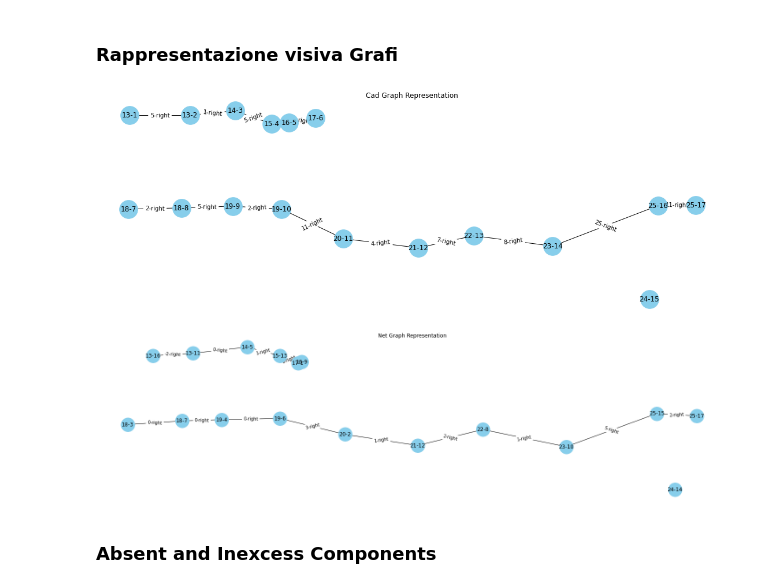
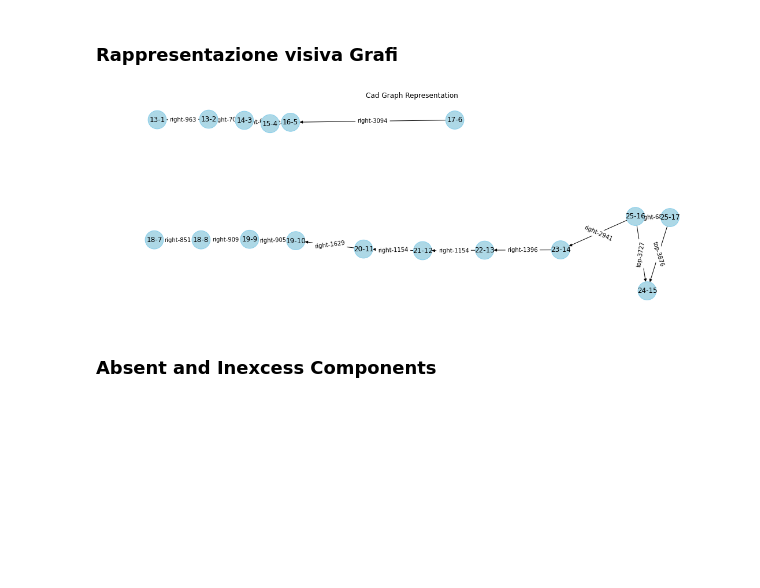
Before and after one commit to aleqrt/mask-rcnn-api, a Jupyter notebook: utils/GraphPlotting.ipynb, the cells around one changed output. Cells and saved outputs as stored; diff of their text form; code cells hidden in the pictures; blank space fills up the shorter version.

Commit message:
upgrade reasoning, graph plotting

```diff
--- a/utils/GraphPlotting.ipynb
+++ b/utils/GraphPlotting.ipynb
@@ -14,4 +18,5 @@ facts = ["./facts/0A00018253.04_cad.asp","./facts/IMG_4416_warp_net.asp"]
 # %%
-facts=' '.join(facts)
-out = os.popen(f'./DLV2 {reasoning} {facts}').read()
-outputReasoning = re.split(", | |\n|{|}",out)
+out = os.popen(f'./DLV2 {reasoning} {facts} --printonlyoptimum').read()
+out = re.split("}",out)
+out = out[-2]
+outputReasoning = re.split(", |{",out)
@@ -18,7 +25,7 @@ outputReasoning = re.split(", | |\n|{|}",out)
 # %%
 filterPredicates = ["distance","relCad","absent","excess"]
 filterPredicates = ["numRelationsCad","numRelationsNet","absent"]
-filterPredicates = ["limitedRelNet","inLevelNet"]
+filterPredicates = ["cad("]
 for x in outputReasoning:
     for y in filterPredicates:
         if y.lower() in x.lower():
@@ -81,44 +105,2 @@ for x in outputReasoning:
 # %% [markdown]
 ### Rappresentazione visiva Grafi
-# %%
-cadGraph = nx.Graph()
-pos={}
-for x in cad:
-    cadGraph.add_node(f"{x[0]}-{x[1]}")
-    pos[f"{x[0]}-{x[1]}"] = [x[2],x[3]]
-
-for x in relCad:
-    cadGraph.add_edge(f"{x[0]}-{x[1]}",f"{x[2]}-{x[3]}",label=f"{x[4]}-{x[5]}")
-
-fig = plt.figure(figsize=(15,5))
-
-nx.draw(cadGraph,pos,with_labels=True,node_size=1000,node_color="skyblue")
-nx.draw_networkx_edge_labels(cadGraph,pos,edge_labels=nx.get_edge_attributes(cadGraph,'label'))
-
-plt.title("Cad Graph Representation")
-ax = plt.gca()
-ax.invert_yaxis()
-plt.show()
-# %% [output]
-[figure, removed]
-# %%
-netGraph = nx.Graph()
-pos={}
-for x in net:
-    netGraph.add_node(f"{x[0]}-{x[1]}")
-    pos[f"{x[0]}-{x[1]}"] = [x[2],x[3]]
-
-for x in relNet:
-    netGraph.add_edge(f"{x[0]}-{x[1]}",f"{x[2]}-{x[3]}",label=f"{x[4]}-{x[5]}")
-
-fig = plt.figure(figsize=(20,5))
-
-nx.draw(netGraph,pos,with_labels=True,node_size=1000,node_color="skyblue")
-nx.draw_networkx_edge_labels(netGraph,pos,edge_labels=nx.get_edge_attributes(netGraph,'label'))
-
-plt.title("Net Graph Representation")
-ax = plt.gca()
-ax.invert_yaxis()
-plt.show()
-# %% [output]
-[figure, removed]
@@ -124,0 +139,29 @@ plt.show()
+# %%
+def getCenter(S,D):
+    x1,y1 = S
+    x2,y2 = D
+    return (x1+x2)/2, (y1+y2)/2
+# %%
+nodes = []
+pos = {}
+for x in cad:
+    cx,cy=getCenter(x[2:4],x[4:6])
+    nodes.append(f"{x[0]}-{x[1]}")
+    pos[f"{x[0]}-{x[1]}"] = [cx,cy]
+
+cadGraph = Graph(nodes,pos,colorNodes="lightblue")
+
+for x in relCad:
+    c1 = info_nodes[("cad",x[0])][0]
+    c2 = info_nodes[("cad",x[1])][0]
+    cadGraph.addEdge((f"{c1}-{x[0]}",f"{c2}-{x[1]}"),label=f"{x[3]}-{x[2]}")
+# %%
+fig = plt.figure(figsize=(15,5))
+
+cadGraph.draw()
+plt.title("Cad Graph Representation")
+ax = plt.gca()
+ax.invert_yaxis()
+plt.show()
+# %% [output]
+[figure, added]
```
Also changed, not shown: parts of 17 cells of this notebook, 16 other files.
